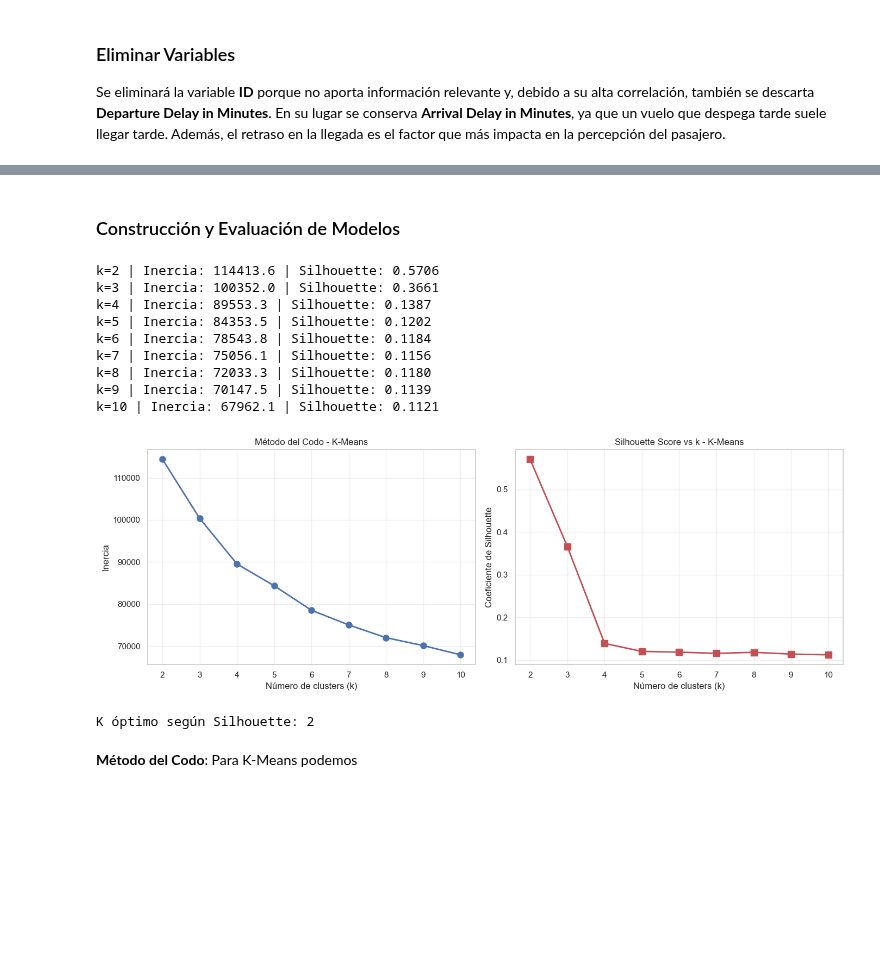
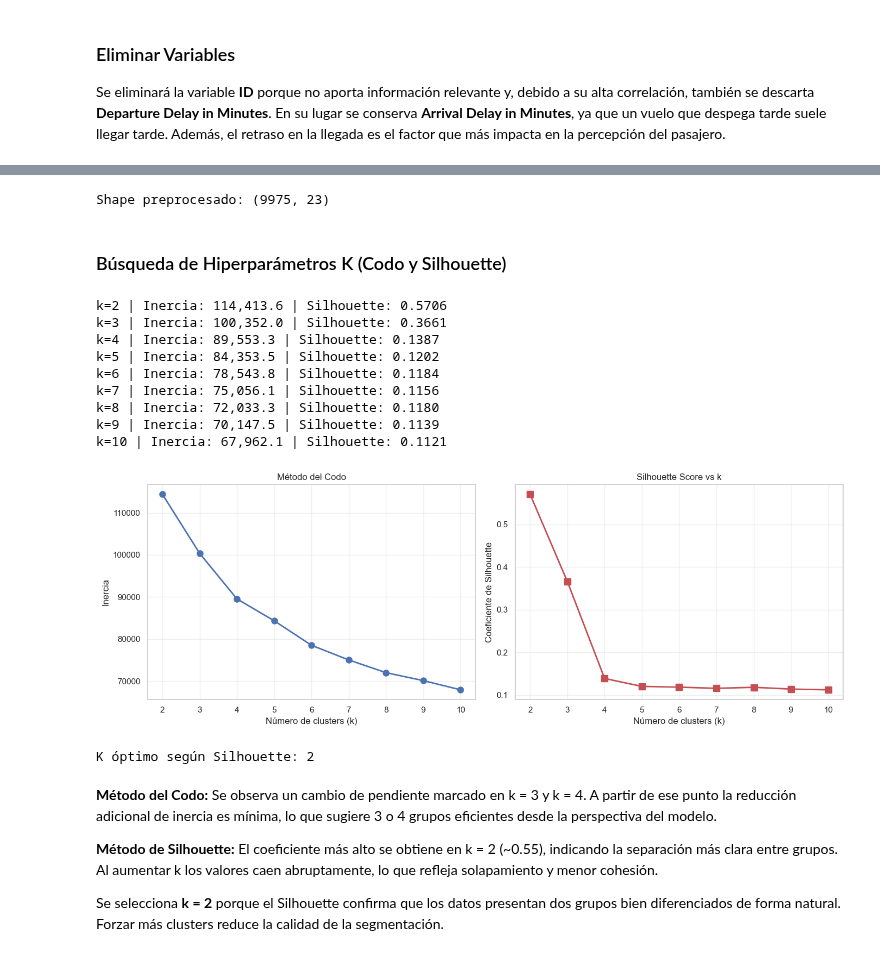
Before and after one commit to estefania-garcia/L4-Tarea-de-Agrupacion, a Jupyter notebook: Laboratorio 4.ipynb, the cells around one changed output, grey strips where cells are left out. Saved outputs shown, nothing was run; the diff lists cells and outputs as text; code cells hidden in the pictures; blank space fills up the shorter version.

```diff
--- a/Laboratorio 4.ipynb
+++ b/Laboratorio 4.ipynb
@@ -225,10 +229,7 @@ Algoritmo de particionamiento que asigna cada punto al centroide más cercano e
 # %%
-cols_numericas = ['Age', 'Flight Distance', 'Arrival Delay in Minutes',
-                  'Inflight wifi service', 'Departure/Arrival time convenient',
-                  'Ease of Online booking', 'Gate location', 'Food and drink',
-                  'Online boarding', 'Seat comfort', 'Inflight entertainment',
-                  'On-board service', 'Leg room service', 'Baggage handling',
-                  'Checkin service', 'Inflight service', 'Cleanliness']
+cols_numericas = ['Age', 'Flight Distance', 'Arrival Delay in Minutes', 'Inflight wifi service', 'Departure/Arrival time convenient',
+                  'Ease of Online booking', 'Gate location', 'Food and drink', 'Online boarding', 'Seat comfort', 'Inflight entertainment',
+                  'On-board service', 'Leg room service', 'Baggage handling', 'Checkin service', 'Inflight service', 'Cleanliness']
 
 cols_one_hot = ['Gender', 'Customer Type']
 cols_ordinal = ['Type of Travel', 'Class']
@@ -251,8 +261,13 @@ nav_ordinal = Pipeline(steps=[
 ])
 
 preprocesador_K = ColumnTransformer(
-    transformers = [
+    transformers=[
         ('num', nav_numerico, cols_numericas),
-        ('cat_nom', nav_one_hot, cols_one_hot),
-        ('cat_ord', nav_ordinal, cols_ordinal)
+        ('cat_nom', nav_one_hot,  cols_one_hot),
+        ('cat_ord', nav_ordinal,  cols_ordinal)
     ])
+
+k_preprocesado = preprocesador_K.fit_transform(datos)
+print(f'Shape preprocesado: {k_preprocesado.shape}')
+# %% [output]
+Shape preprocesado: (9975, 23)
@@ -261,48 +274,52 @@ k_preprocesado = preprocesador_K.fit_transform(datos)
 # %% [markdown]
-### Construcción y Evaluación de Modelos
+### Búsqueda de Hiperparámetros K (Codo y Silhouette)
 # %%
 inertias = []
 silhouettes = []
 k_range = range(2, 11)
 RANDOM_STATE = 42
 
 for k in k_range:
-    km = KMeans(n_clusters = k, random_state = RANDOM_STATE, n_init=10)
+    km = KMeans(n_clusters = k, random_state = RANDOM_STATE, n_init = 10)
     labels = km.fit_predict(k_preprocesado)
     inertias.append(km.inertia_)
     silhouettes.append(silhouette_score(k_preprocesado, labels, sample_size = 3000, random_state = RANDOM_STATE))
-    print(f'k={k} | Inercia: {km.inertia_:.1f} | Silhouette: {silhouettes[-1]:.4f}')
+    print(f'k={k} | Inercia: {km.inertia_:,.1f} | Silhouette: {silhouettes[-1]:.4f}')
 
 fig, axes = plt.subplots(1, 2, figsize=(14, 5))
 
 axes[0].plot(list(k_range), inertias, 'bo-', linewidth=2, markersize=8)
 axes[0].set_xlabel('Número de clusters (k)')
 axes[0].set_ylabel('Inercia')
-axes[0].set_title('Método del Codo - K-Means')
+axes[0].set_title('Método del Codo')
 axes[0].grid(True, alpha=0.3)
 
 axes[1].plot(list(k_range), silhouettes, 'rs-', linewidth=2, markersize=8)
 axes[1].set_xlabel('Número de clusters (k)')
 axes[1].set_ylabel('Coeficiente de Silhouette')
-axes[1].set_title('Silhouette Score vs k - K-Means')
+axes[1].set_title('Silhouette Score vs k')
 axes[1].grid(True, alpha=0.3)
 
 plt.tight_layout()
 plt.show()
 
 k_optimo = list(k_range)[np.argmax(silhouettes)]
 print(f'\nK óptimo según Silhouette: {k_optimo}')
 # %% [output]
-k=2 | Inercia: 114413.6 | Silhouette: 0.5706
-k=3 | Inercia: 100352.0 | Silhouette: 0.3661
-k=4 | Inercia: 89553.3 | Silhouette: 0.1387
-k=5 | Inercia: 84353.5 | Silhouette: 0.1202
-k=6 | Inercia: 78543.8 | Silhouette: 0.1184
-k=7 | Inercia: 75056.1 | Silhouette: 0.1156
-k=8 | Inercia: 72033.3 | Silhouette: 0.1180
-k=9 | Inercia: 70147.5 | Silhouette: 0.1139
-k=10 | Inercia: 67962.1 | Silhouette: 0.1121
+k=2 | Inercia: 114,413.6 | Silhouette: 0.5706
+k=3 | Inercia: 100,352.0 | Silhouette: 0.3661
+k=4 | Inercia: 89,553.3 | Silhouette: 0.1387
+k=5 | Inercia: 84,353.5 | Silhouette: 0.1202
+k=6 | Inercia: 78,543.8 | Silhouette: 0.1184
+k=7 | Inercia: 75,056.1 | Silhouette: 0.1156
+k=8 | Inercia: 72,033.3 | Silhouette: 0.1180
+k=9 | Inercia: 70,147.5 | Silhouette: 0.1139
+k=10 | Inercia: 67,962.1 | Silhouette: 0.1121
-[figure, old version]
+[figure, new version]
 K óptimo según Silhouette: 2
 # %% [markdown]
-**Método del Codo**: Para K-Means podemos
+**Método del Codo:** Se observa un cambio de pendiente marcado en k = 3 y k = 4. A partir de ese punto la reducción adicional de inercia es mínima, lo que sugiere 3 o 4 grupos eficientes desde la perspectiva del modelo.
+
+**Método de Silhouette:** El coeficiente más alto se obtiene en k = 2 (~0.55), indicando la separación más clara entre grupos. Al aumentar k los valores caen abruptamente, lo que refleja solapamiento y menor cohesión.
+
+Se selecciona **k = 2** porque el Silhouette confirma que los datos presentan dos grupos bien diferenciados de forma natural. Forzar más clusters reduce la calidad de la segmentación.
```
Also changed, not shown: parts of 39 cells of this notebook.
